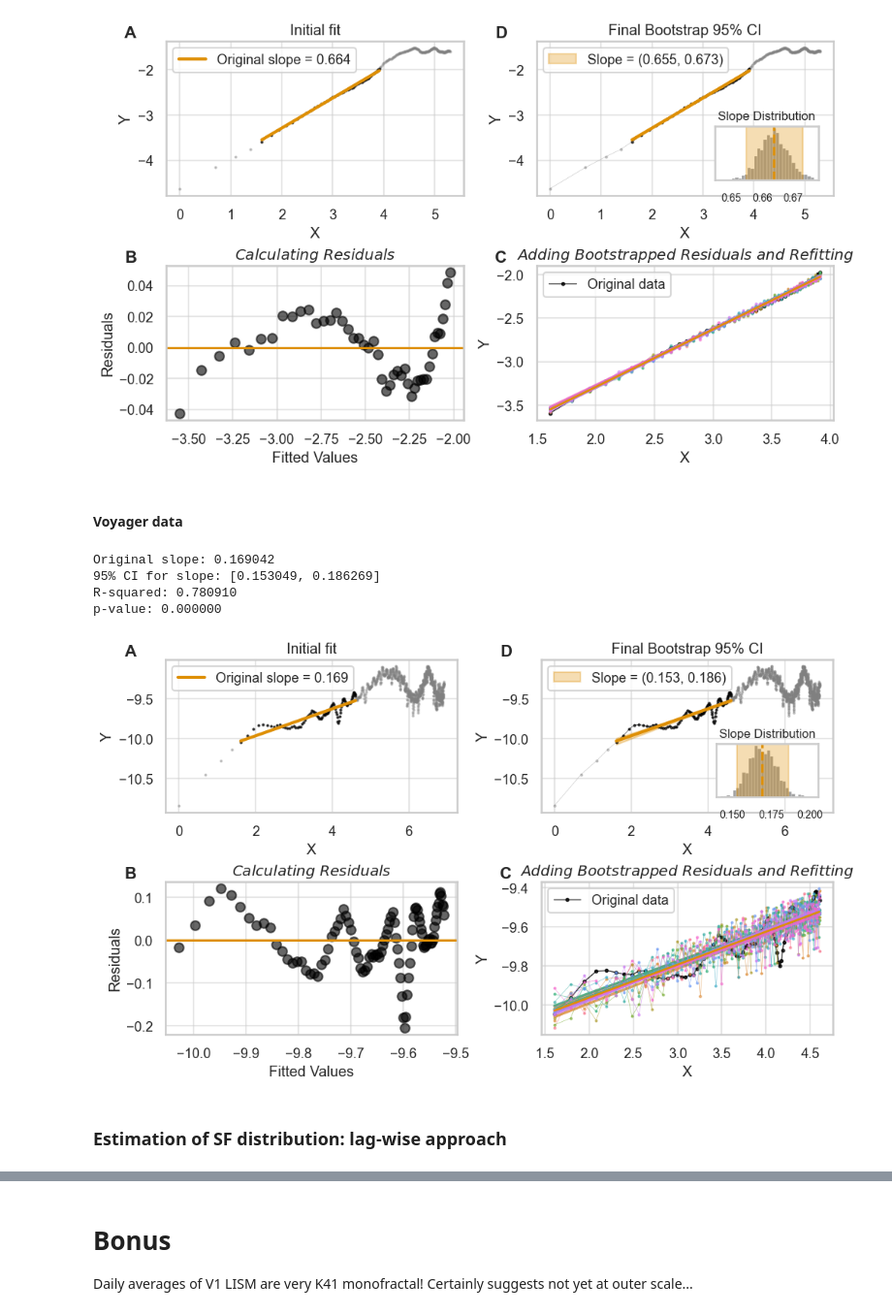
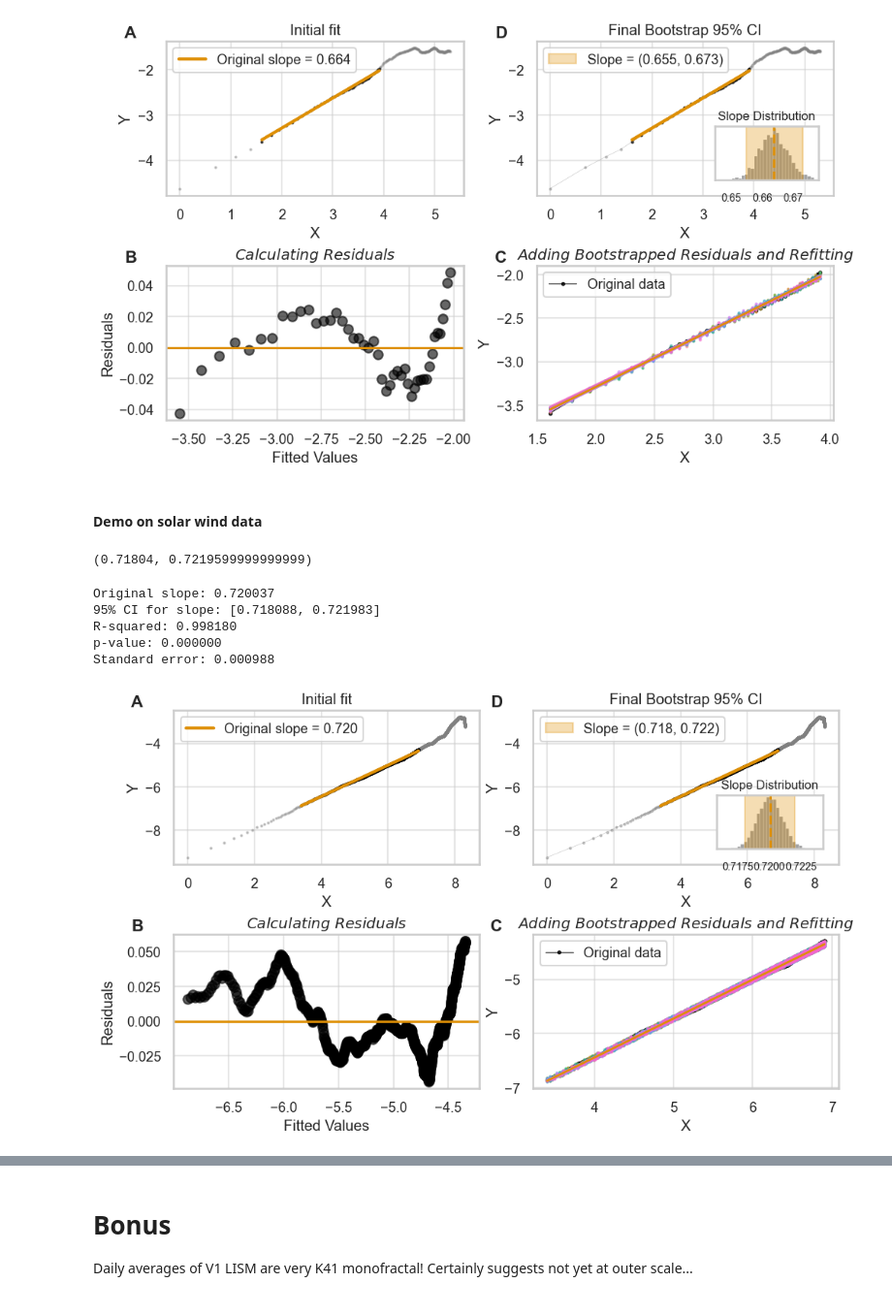
Before and after one commit to daniel-wrench/sf_gap_analysis, a Jupyter notebook: notebooks/sf_uncertainty_demo.ipynb, the cells around one changed output, grey strips where cells are left out. Shown at 97% size. Drawn from its saved outputs; the diff is of its cells as text; code cells hidden in the pictures.

```diff
--- a/notebooks/sf_uncertainty_demo.ipynb
+++ b/notebooks/sf_uncertainty_demo.ipynb
@@ -595,5 +598,5 @@ R-squared: 0.997556
 p-value: 0.000000
 [figure]
 # %% [markdown]
-#### Voyager data
+#### Demo on solar wind data
 # %%
@@ -602,11 +607,20 @@ sf_true = sf_funcs.compute_sf(
 )
+# %%
+# Theoretical CI
+0.72-1.96*0.001, 0.72+1.96*0.001 # 95% CI for slope
+# %% [output]
+(0.71804, 0.7219599999999999)
 # %%
-plot_bootstrap_slopes(np.log(sf_true.lag), np.log(sf_true.sf_2), x_range=(np.log(5), np.log(100)), n_bootstrap=1000)
+plot_bootstrap_slopes(
+    np.log(sf_v1.lag),
+    np.log(sf_v1.sf_2),
+    x_range=(np.log(30), np.log(1000)),
+    n_bootstrap=1000,
+)
 # %% [output]
-Original slope: 0.169042
-95% CI for slope: [0.153049, 0.186269]
-R-squared: 0.780910
+Original slope: 0.720037
+95% CI for slope: [0.718088, 0.721983]
+R-squared: 0.998180
 p-value: 0.000000
+Standard error: 0.000988
-[figure, old version]
+[figure, new version]
-# %% [markdown]
-### Estimation of SF distribution: lag-wise approach
```
Also changed, not shown: parts of 30 cells of this notebook.
